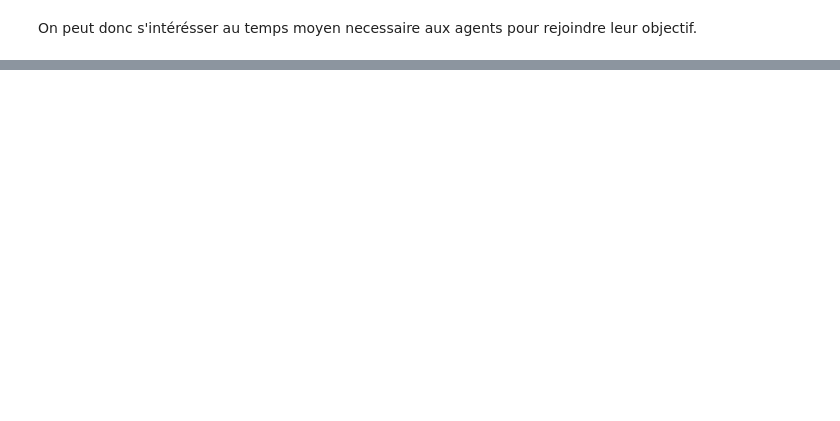
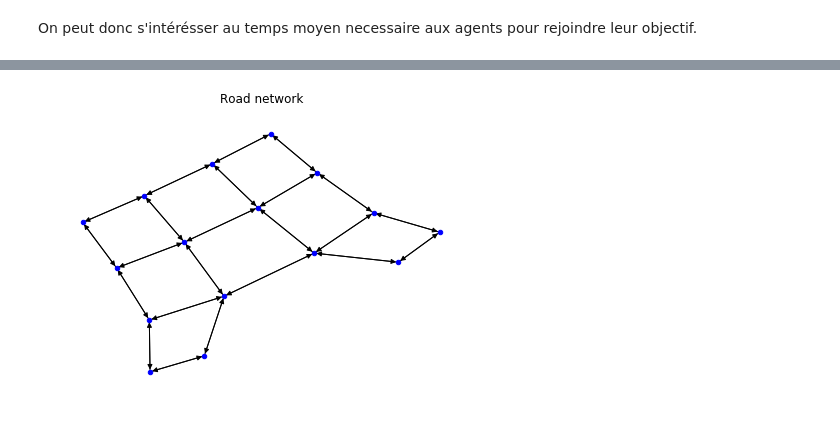
Before and after one commit to cristal-smac/mas_basics, a Jupyter notebook: mas_transportation_paper_fr.ipynb, the cells around one changed output, grey strips where cells are left out. Drawn from its saved outputs; the diff is of its cells as text; code cells hidden in the pictures; blank space fills up the shorter version.

```diff
--- a/mas_transportation_paper_fr.ipynb
+++ b/mas_transportation_paper_fr.ipynb
@@ -739,41 +771,50 @@ plt.show()
 # %%
-SIZE_MAP = 15 #graphe en grille donc NOMBRE DE NOEUDS = SIZE_MAP * SIZE_MAP
-MAX_NB_DRIVERS = np.arange(5,200,20)
-MAX_NB_RIDERS = 20
+SIZE_MAP = 4 #graphe en grille donc NOMBRE DE NOEUDS = SIZE_MAP * SIZE_MAP
+MAX_NB_DRIVERS = np.arange(5,500,50)
+MAX_NB_RIDERS = 200
 NB_RUN = 200
 # %%
+#temps moyen de trajet
 mean_travel_time_per_d_naive = []
 mean_travel_time_per_d_retag = []
+
+#proportion de requete desservies
+provided_requests_percent_naive = []
+provided_requests_percent_retag = []
+
+#temps d'attente moyen
+mean_waiting_time_per_d_naive = []
+mean_waiting_time_per_d_retag = []
+
+
+
 graph = generate_2D_graph(SIZE_MAP, coef_suppr=0.1, show=True)
 
 
 for nb_d in MAX_NB_DRIVERS :
     sma = SMA()
     sma.setRoadGraph(graph)
     tsa = TransportServiceAgent(0)
-    tga = GeneratorAgent(1,nb_d,MAX_NB_RIDERS, "naive",seed=42)
+    tga = GeneratorAgent(1,nb_d,MAX_NB_RIDERS, "naive",seed=SEED)
     sma.addAgent(tsa)
     sma.addAgent(tga)
     sma.run(NB_RUN)
-    mean_travel_time_per_d_naive.append(np.mean(sma.data["mean_travel_time_r"]))
+
+    #on récupère les données
+    mean_travel_time_per_d_naive.append(np.mean(sma.data["travel_time_r"]))
+    provided_requests_percent_naive.append((len(sma.data["travel_time_r"])/(sma.total_number_riders)) * 100)
+    mean_waiting_time_per_d_naive.append(np.mean(sma.data["waiting_time_r"]))
 
 for nb_d in MAX_NB_DRIVERS :
     sma = SMA()
     sma.setRoadGraph(graph)
     tsa = TransportServiceAgent(0)
-    tga = GeneratorAgent(1,nb_d,MAX_NB_RIDERS, "retag",seed=42)
+    tga = GeneratorAgent(1,nb_d,MAX_NB_RIDERS, "retag",seed=SEED)
     sma.addAgent(tsa)
     sma.addAgent(tga)
     sma.run(NB_RUN)
-    mean_travel_time_per_d_retag.append(np.mean(sma.data["mean_travel_time_r"]))
-
-
-f = plt.figure(figsize=(15, 5))
-plt.plot(MAX_NB_DRIVERS,mean_travel_time_per_d_naive,label = 'Naive passengers')
-plt.plot(MAX_NB_DRIVERS,mean_travel_time_per_d_retag,label = 'Retag passengers')
-
-
-plt.xlabel('Max number of drivers')
-plt.ylabel("Mean travel time of riders (ticks)")
-plt.legend()
-plt.show()
+    mean_travel_time_per_d_retag.append(np.mean(sma.data["travel_time_r"]))
+    provided_requests_percent_retag.append((len(sma.data["travel_time_r"])/(sma.total_number_riders)) * 100)
+    mean_waiting_time_per_d_retag.append(np.mean(sma.data["waiting_time_r"]))
+# %% [output]
+[figure, added]
```
Also changed, not shown: parts of 30 cells of this notebook.
